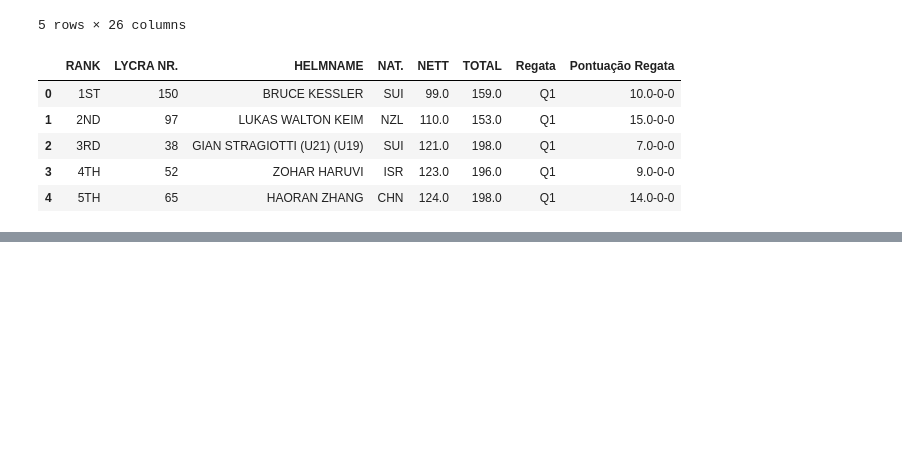
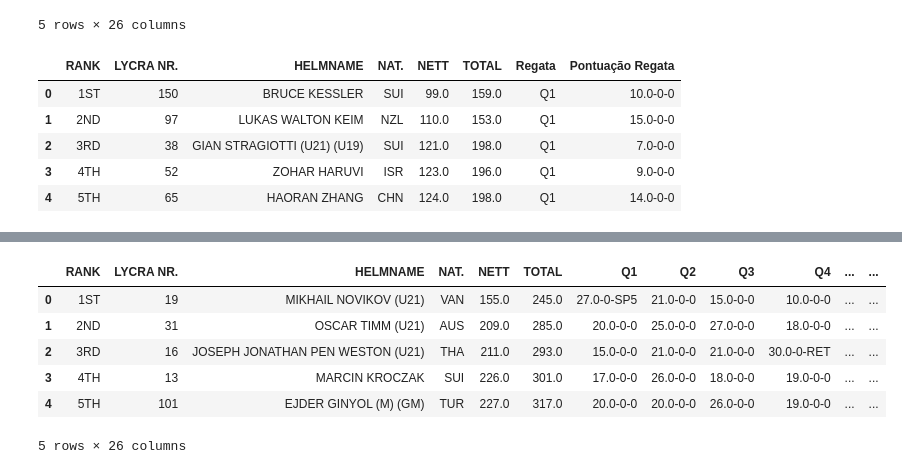
Before and after one commit to Gab-Mel/sailing-rankings-2024.1, a Jupyter notebook: scraping_2024/output/sillas.ipynb, the cells around one changed output, grey strips where cells are left out. Cells and saved outputs as stored; diff of their text form; code cells hidden in the pictures; blank space fills up the shorter version.

```diff
--- a/scraping_2024/output/sillas.ipynb
+++ b/scraping_2024/output/sillas.ipynb
@@ -170,0 +217,20 @@ df2.to_csv("./kite_wc_men_over_silver.csv", index=False)
+# %%
+df2 = pd.read_csv("../kite_wc_men_over_bronze.csv")
+
+new_list = list()
+
+new_list.append('RANK')
+for col in df2.columns[:-1]:
+    new_list.append(col)
+
+df2 = df2[new_list]
+
+df2.head()
+# %% [output]
+|  | RANK | LYCRA NR. | HELMNAME | NAT. | NETT | TOTAL | Q1 | Q2 | Q3 | Q4 | ... | ... |
+| 0 | 1ST | 19 | MIKHAIL NOVIKOV (U21) | VAN | 155.0 | 245.0 | 27.0-0-SP5 | 21.0-0-0 | 15.0-0-0 | 10.0-0-0 | ... | ... |
+| 1 | 2ND | 31 | OSCAR TIMM (U21) | AUS | 209.0 | 285.0 | 20.0-0-0 | 25.0-0-0 | 27.0-0-0 | 18.0-0-0 | ... | ... |
+| 2 | 3RD | 16 | JOSEPH JONATHAN PEN WESTON (U21) | THA | 211.0 | 293.0 | 15.0-0-0 | 21.0-0-0 | 21.0-0-0 | 30.0-0-RET | ... | ... |
+| 3 | 4TH | 13 | MARCIN KROCZAK | SUI | 226.0 | 301.0 | 17.0-0-0 | 26.0-0-0 | 18.0-0-0 | 19.0-0-0 | ... | ... |
+| 4 | 5TH | 101 | EJDER GINYOL (M) (GM) | TUR | 227.0 | 317.0 | 20.0-0-0 | 20.0-0-0 | 26.0-0-0 | 19.0-0-0 | ... | ... |
+5 rows × 26 columns
```
Also changed, not shown: parts of 10 cells of this notebook, 5 other files.
